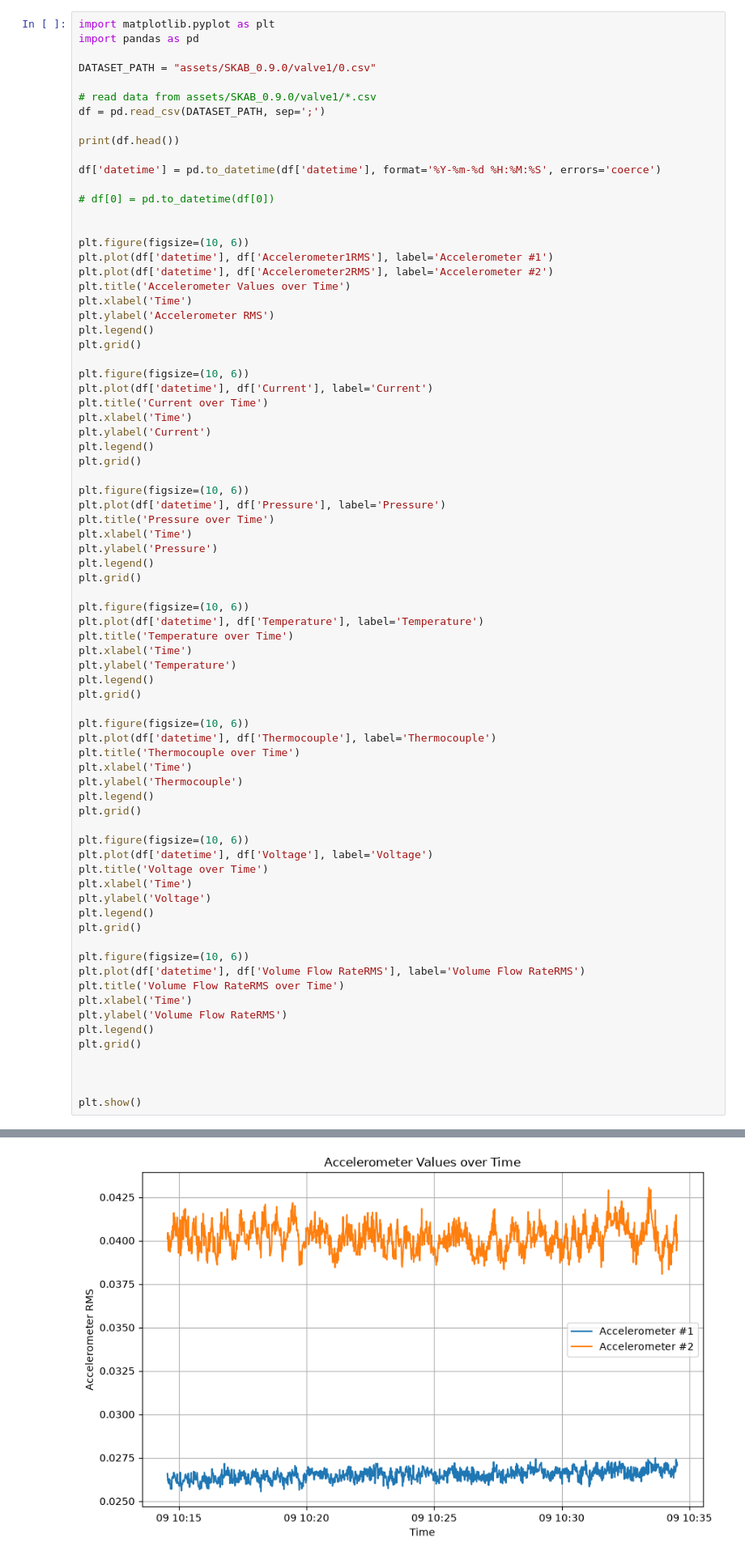
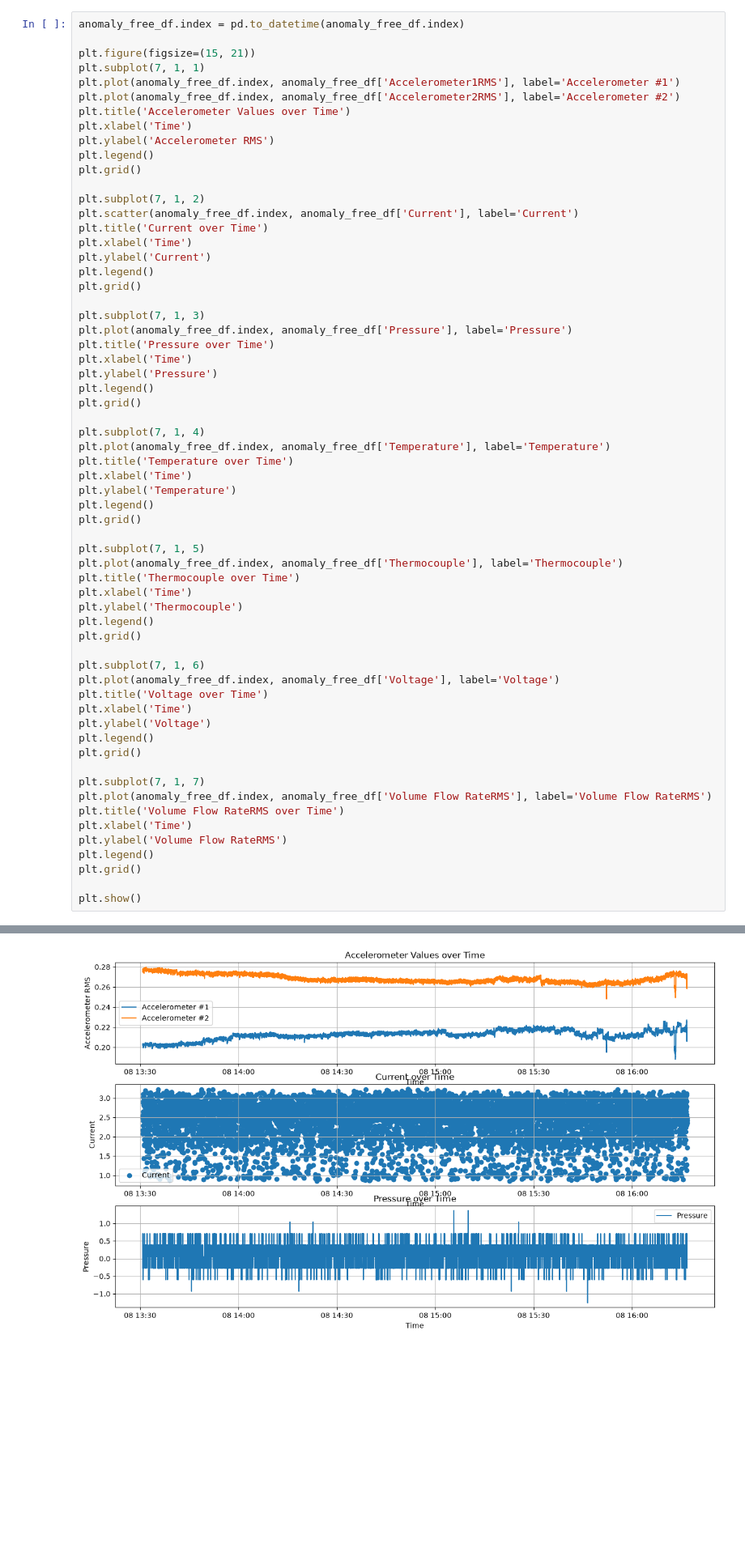
Before and after one commit to An5E/CBNU.Master.1yr.apprentice, a Jupyter notebook: prj3/1_data_analysis.ipynb, the cells around one changed output, grey strips where cells are left out. Shown at 81% size. Cells and saved outputs as stored; diff of their text form; blank space fills up the shorter version.

```diff
--- a/prj3/1_data_analysis.ipynb
+++ b/prj3/1_data_analysis.ipynb
@@ -1,77 +101,63 @@
 # %%
-import matplotlib.pyplot as plt
-import pandas as pd
+anomaly_free_df.index = pd.to_datetime(anomaly_free_df.index)
 
-DATASET_PATH = "assets/SKAB_0.9.0/valve1/0.csv"
-
-# read data from assets/SKAB_0.9.0/valve1/*.csv
-df = pd.read_csv(DATASET_PATH, sep=';')
-
-print(df.head())
-
-df['datetime'] = pd.to_datetime(df['datetime'], format='%Y-%m-%d %H:%M:%S', errors='coerce')
-
-# df[0] = pd.to_datetime(df[0])
-
-
-plt.figure(figsize=(10, 6))
-plt.plot(df['datetime'], df['Accelerometer1RMS'], label='Accelerometer #1')
-plt.plot(df['datetime'], df['Accelerometer2RMS'], label='Accelerometer #2')
+plt.figure(figsize=(15, 21))
+plt.subplot(7, 1, 1)
+plt.plot(anomaly_free_df.index, anomaly_free_df['Accelerometer1RMS'], label='Accelerometer #1')
+plt.plot(anomaly_free_df.index, anomaly_free_df['Accelerometer2RMS'], label='Accelerometer #2')
 plt.title('Accelerometer Values over Time')
 plt.xlabel('Time')
 plt.ylabel('Accelerometer RMS')
 plt.legend()
 plt.grid()
 
-plt.figure(figsize=(10, 6))
-plt.plot(df['datetime'], df['Current'], label='Current')
+plt.subplot(7, 1, 2)
+plt.scatter(anomaly_free_df.index, anomaly_free_df['Current'], label='Current')
 plt.title('Current over Time')
 plt.xlabel('Time')
 plt.ylabel('Current')
 plt.legend()
 plt.grid()
 
-plt.figure(figsize=(10, 6))
-plt.plot(df['datetime'], df['Pressure'], label='Pressure')
+plt.subplot(7, 1, 3)
+plt.plot(anomaly_free_df.index, anomaly_free_df['Pressure'], label='Pressure')
 plt.title('Pressure over Time')
 plt.xlabel('Time')
 plt.ylabel('Pressure')
 plt.legend()
 plt.grid()
 
-plt.figure(figsize=(10, 6))
-plt.plot(df['datetime'], df['Temperature'], label='Temperature')
+plt.subplot(7, 1, 4)
+plt.plot(anomaly_free_df.index, anomaly_free_df['Temperature'], label='Temperature')
 plt.title('Temperature over Time')
 plt.xlabel('Time')
 plt.ylabel('Temperature')
 plt.legend()
 plt.grid()
 
-plt.figure(figsize=(10, 6))
-plt.plot(df['datetime'], df['Thermocouple'], label='Thermocouple')
+plt.subplot(7, 1, 5)
+plt.plot(anomaly_free_df.index, anomaly_free_df['Thermocouple'], label='Thermocouple')
 plt.title('Thermocouple over Time')
 plt.xlabel('Time')
 plt.ylabel('Thermocouple')
 plt.legend()
 plt.grid()
 
-plt.figure(figsize=(10, 6))
-plt.plot(df['datetime'], df['Voltage'], label='Voltage')
+plt.subplot(7, 1, 6)
+plt.plot(anomaly_free_df.index, anomaly_free_df['Voltage'], label='Voltage')
 plt.title('Voltage over Time')
 plt.xlabel('Time')
 plt.ylabel('Voltage')
 plt.legend()
 plt.grid()
 
-plt.figure(figsize=(10, 6))
-plt.plot(df['datetime'], df['Volume Flow RateRMS'], label='Volume Flow RateRMS')
+plt.subplot(7, 1, 7)
+plt.plot(anomaly_free_df.index, anomaly_free_df['Volume Flow RateRMS'], label='Volume Flow RateRMS')
 plt.title('Volume Flow RateRMS over Time')
 plt.xlabel('Time')
 plt.ylabel('Volume Flow RateRMS')
 plt.legend()
 plt.grid()
 
-
-
 plt.show()
 # %% [output]
@@ -98 +164 @@ plt.show()
-[figure, old version]
+[figure, new version]
```
Also changed, not shown: parts of 4 cells of this notebook, 2 other files.
